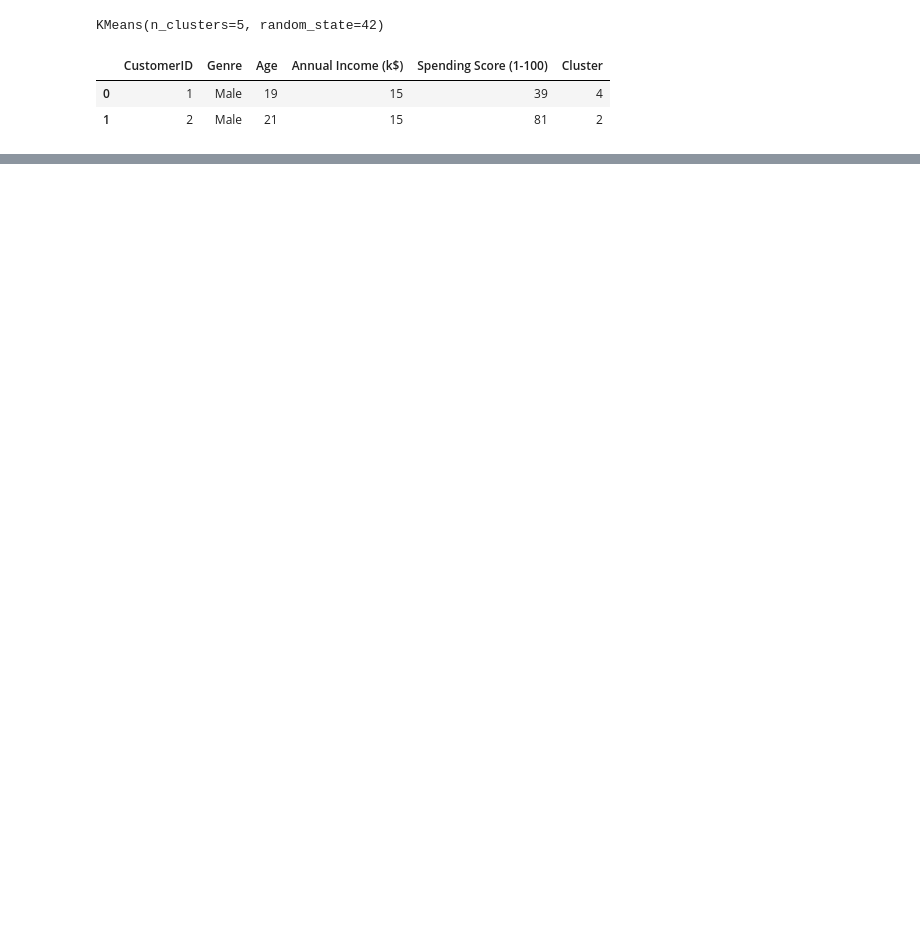
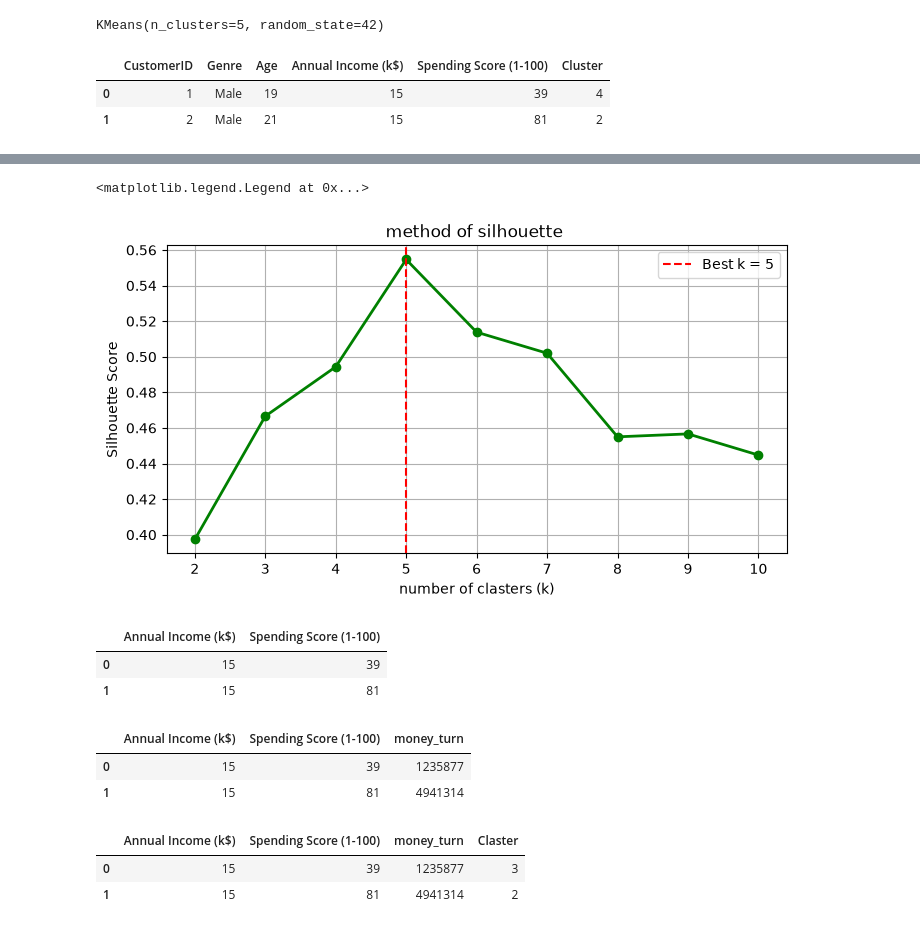
Before and after one commit to michallitwin/python-learning, a Jupyter notebook: python_ml/k means/kmeans_mall_project.ipynb, the cells around one changed output, grey strips where cells are left out. Drawn from its saved outputs; the diff is of its cells as text; code cells hidden in the pictures; blank space fills up the shorter version.

```diff
--- a/python_ml/k means/kmeans_mall_project.ipynb
+++ b/python_ml/k means/kmeans_mall_project.ipynb
@@ -134,0 +148,17 @@ plt.grid(True, linestyle='--', alpha=0.5)
+# %%
+silhouette_scores = []
+k_silhouette_range = range(2, 11)
+
+
+for i in k_silhouette_range:
+    kmeans = KMeans(n_clusters=i, init='k-means++', random_state=42)
+    kmeans.fit(X_scaled)
+    labels = kmeans.fit_predict(X_scaled)
+
+
+    score = silhouette_score(X_scaled, labels)
+    silhouette_scores.append(score)
+    print(f"number of clasters k: {i} -> Silhouette Score = {score:.4f}")
+
+best_k_silhouette = list(k_silhouette_range)[np.argmax(silhouette_scores)]
+print(f" best k is: {best_k_silhouette}")
@@ -134,0 +176,12 @@ plt.grid(True, linestyle='--', alpha=0.5)
+# %%
+plt.figure(figsize=(8, 4))
+plt.plot(k_silhouette_range, silhouette_scores, marker='o', color='green', linewidth=2)
+plt.xlabel('number of clasters (k)')
+plt.ylabel('Silhouette Score')
+plt.title('method of silhouette ')
+plt.grid(True)
+plt.axvline(x=best_k_silhouette, color='red', linestyle='--', label=f'Best k = {best_k_silhouette}')
+plt.legend()
+# %% [output]
+<matplotlib.legend.Legend at 0x...>
+[figure, added]
@@ -134,0 +190,7 @@ plt.grid(True, linestyle='--', alpha=0.5)
+# %%
+df_copy = df[['Annual Income (k$)', 'Spending Score (1-100)']].copy()
+df_copy.head(2)
+# %% [output]
+|  | Annual Income (k$) | Spending Score (1-100) |
+| 0 | 15 | 39 |
+| 1 | 15 | 81 |
@@ -134,0 +199,6 @@ plt.grid(True, linestyle='--', alpha=0.5)
+# %%
+df_copy.head(2)
+# %% [output]
+|  | Annual Income (k$) | Spending Score (1-100) | money_turn |
+| 0 | 15 | 39 | 1235877 |
+| 1 | 15 | 81 | 4941314 |
@@ -134,0 +208,6 @@ plt.grid(True, linestyle='--', alpha=0.5)
+# %%
+df_copy.head(2)
+# %% [output]
+|  | Annual Income (k$) | Spending Score (1-100) | money_turn | Claster |
+| 0 | 15 | 39 | 1235877 | 3 |
+| 1 | 15 | 81 | 4941314 | 2 |
```
Also changed, not shown: parts of 14 cells of this notebook.
